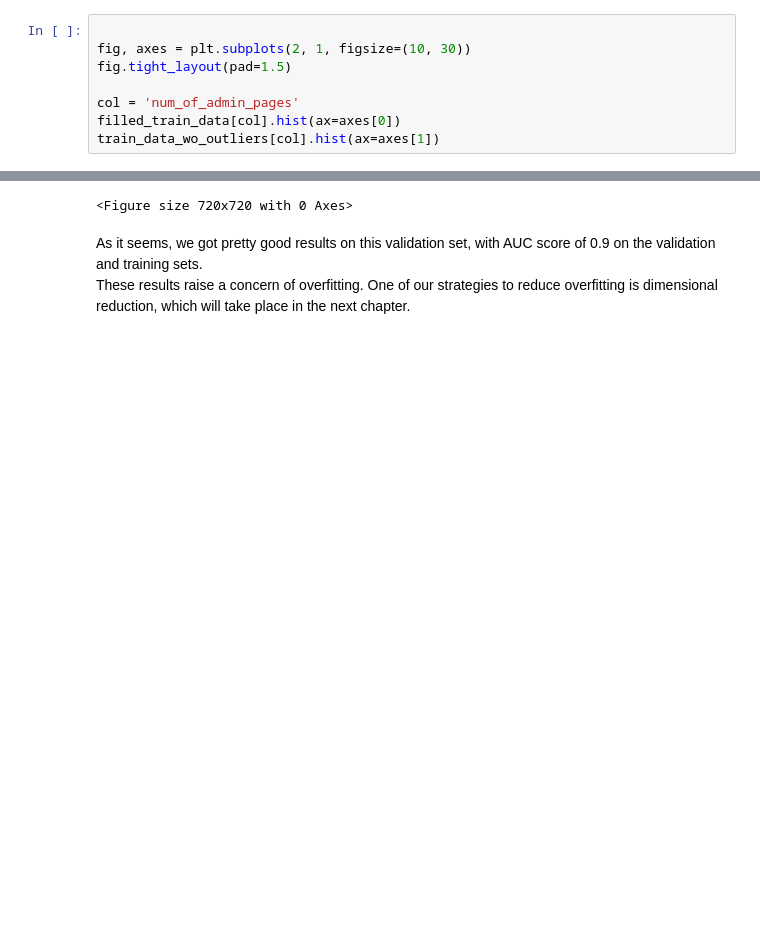
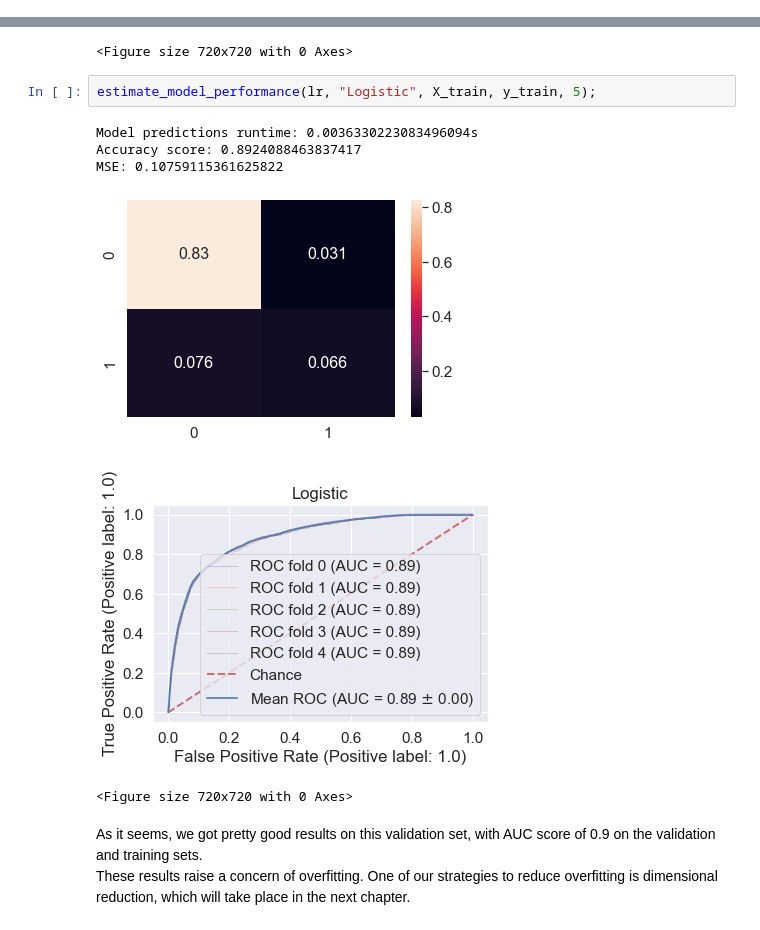
Before and after one commit to mikisegall/ml_final_project, a Jupyter notebook: master_notebook.ipynb, the cells around one changed output, grey strips where cells are left out. Cells and saved outputs as stored; diff of their text form; blank space fills up the shorter version.

```diff
--- a/master_notebook.ipynb
+++ b/master_notebook.ipynb
@@ -352,11 +343,3 @@ To make sure we remove only absolute outliers, we will use a zscore test.
 Zscore test usually applied on normally distributed data. As we previously seen, not all of our colums are normally distributed, but we believe that this will be covered due to the large amount of train data that we have. In addition, we will take a look at the "before and after" charts, and make sure that only obvious outleirs are filtered out for each column.
 
 We will also exclude some columns from the test, like ID, purchase and column "D" that has very little actual data.
-# %%
-
-fig, axes = plt.subplots(2, 1, figsize=(10, 30))
-fig.tight_layout(pad=1.5)
-
-col = 'num_of_admin_pages'
-filled_train_data[col].hist(ax=axes[0])
-train_data_wo_outliers[col].hist(ax=axes[1])
@@ -419,6 +397,15 @@ MSE: 0.11046025104602511
 [figure]
 [figure]
 <Figure size 720x720 with 0 Axes>
+# %%
+estimate_model_performance(lr, "Logistic", X_train, y_train, 5);
+# %% [output]
+Model predictions runtime: 0.0036330223083496094s
+Accuracy score: 0.8924088463837417
+MSE: 0.10759115361625822
+[figure, added]
+[figure, added]
+<Figure size 720x720 with 0 Axes>
 # %% [markdown]
 As it seems, we got pretty good results on this validation set, with AUC score of 0.9 on the validation and training sets. <br>
 These results raise a concern of overfitting. One of our strategies to reduce overfitting is dimensional reduction, which will take place in the next chapter.
```
Also changed, not shown: parts of 8 cells of this notebook, 1 other file.
